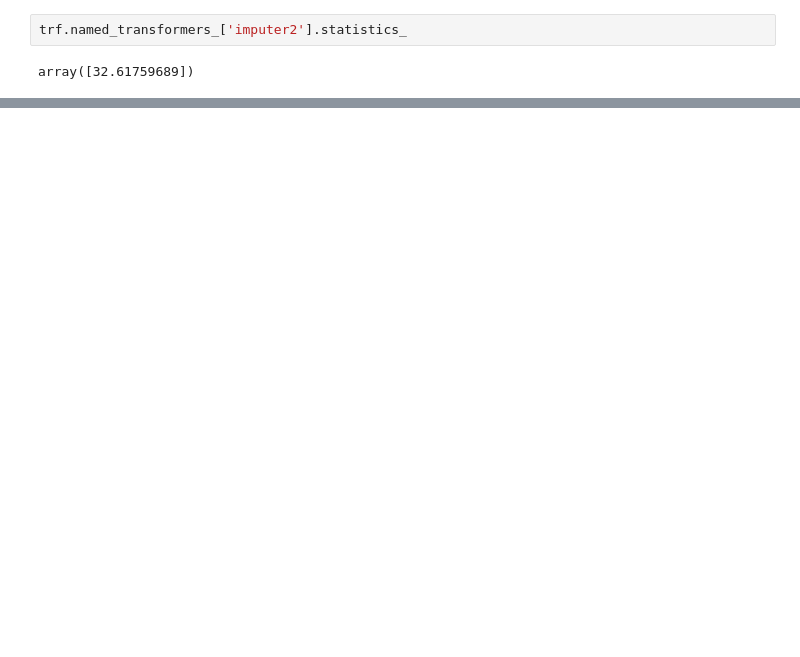
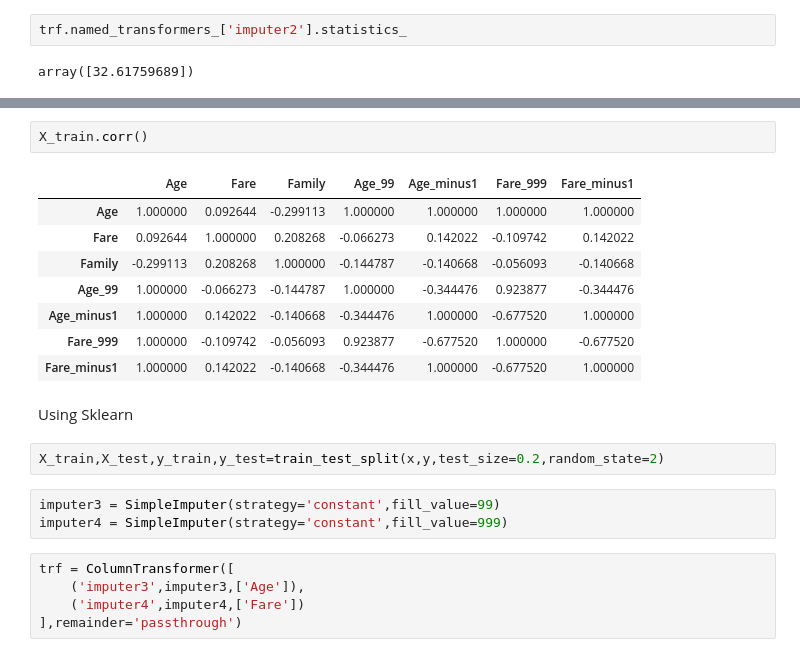
Before and after one commit to PuspanjaliMuduli17/ML_Practice, a Jupyter notebook: Handling missing data in Numerical Columns.ipynb, the cells around one changed output, grey strips where cells are left out. Cells and saved outputs as stored; diff of their text form; blank space fills up the shorter version.

```diff
--- a/Handling missing data in Numerical Columns.ipynb
+++ b/Handling missing data in Numerical Columns.ipynb
@@ -147,0 +272,23 @@ array([32.61759689])
+# %%
+X_train.corr()
+# %% [output]
+|  | Age | Fare | Family | Age_99 | Age_minus1 | Fare_999 | Fare_minus1 |
+| Age | 1.000000 | 0.092644 | -0.299113 | 1.000000 | 1.000000 | 1.000000 | 1.000000 |
+| Fare | 0.092644 | 1.000000 | 0.208268 | -0.066273 | 0.142022 | -0.109742 | 0.142022 |
+| Family | -0.299113 | 0.208268 | 1.000000 | -0.144787 | -0.140668 | -0.056093 | -0.140668 |
+| Age_99 | 1.000000 | -0.066273 | -0.144787 | 1.000000 | -0.344476 | 0.923877 | -0.344476 |
+| Age_minus1 | 1.000000 | 0.142022 | -0.140668 | -0.344476 | 1.000000 | -0.677520 | 1.000000 |
+| Fare_999 | 1.000000 | -0.109742 | -0.056093 | 0.923877 | -0.677520 | 1.000000 | -0.677520 |
+| Fare_minus1 | 1.000000 | 0.142022 | -0.140668 | -0.344476 | 1.000000 | -0.677520 | 1.000000 |
+# %% [markdown]
+Using Sklearn
+# %%
+X_train,X_test,y_train,y_test=train_test_split(x,y,test_size=0.2,random_state=2)
+# %%
+imputer3 = SimpleImputer(strategy='constant',fill_value=99)
+imputer4 = SimpleImputer(strategy='constant',fill_value=999)
+# %%
+trf = ColumnTransformer([
+    ('imputer3',imputer3,['Age']),
+    ('imputer4',imputer4,['Fare'])
+],remainder='passthrough')
```
Also changed, not shown: parts of 19 cells of this notebook.
